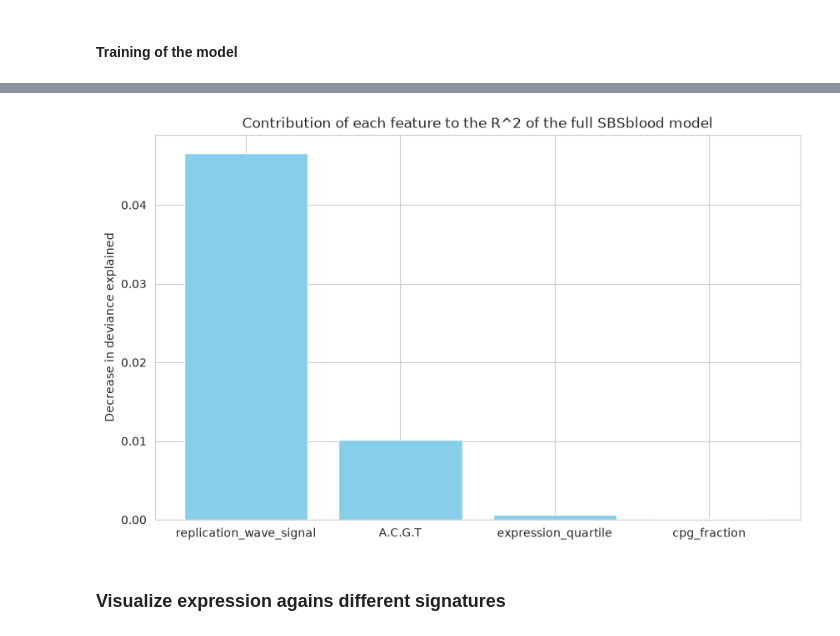
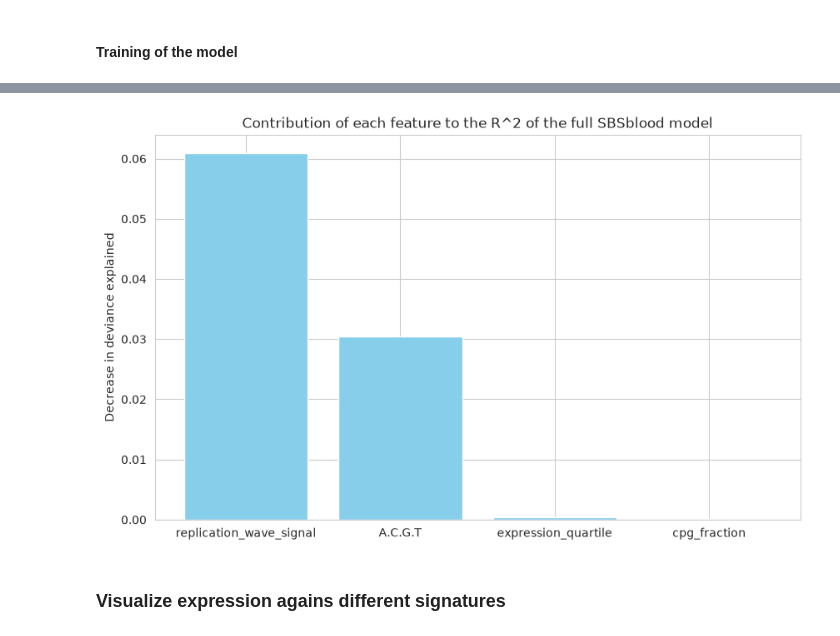
Before and after one commit to gregothebyteknight/mutrate, a Jupyter notebook: play_with_landscapes.ipynb, the cells around one changed output, grey strips where cells are left out. Drawn from its saved outputs; the diff is of its cells as text; code cells hidden in the pictures.

```diff
--- a/play_with_landscapes.ipynb
+++ b/play_with_landscapes.ipynb
@@ -233,7 +304,7 @@ genomic_features_with_signatures = genomic_features.merge(
 
 genomic_feature_columns = genomic_features.columns.drop("kb_id")
 genomic_features_vs_sign = genomic_features_with_signatures[
-    [*genomic_feature_columns, "SBS9", "SBS1", "SBSblood", "n_mutations"]
+    [*genomic_feature_columns, "SBS9", "SBS1", "SBS5","SBS19", "n_mutations"]
 ]
 # %%
 genomic_features_vs_sign
@@ -310,7 +381,7 @@ model_data = genomic_features_vs_sign.dropna().copy()
 model_data["expression_quartile"] = pd.Categorical(
     model_data["expression_quartile"], categories=["Q0", "Q1", "Q2", "Q3", "Q4", "intergenic"]
     ).codes
-X, y = model_data.iloc[:, :-4].to_numpy(dtype=float), model_data.iloc[:, -1].to_numpy(dtype=float)
+X, y = model_data.iloc[:, :-5].to_numpy(dtype=float), model_data.iloc[:, -5].to_numpy(dtype=float)
 # %%
 y[0:20]
 # %% [output]
@@ -319,5 +390,8 @@ array([1., 1., 1., 1., 1., 1., 1., 1., 1., 1., 1., 1., 1., 1., 1., 1., 1.,
+# %%
+terms = s(0, n_splines=20) + s(1, n_splines=20) + s(2, n_splines=20) + f(3)
 # %%
-full_gam = LogisticGAM(s(0, n_splines=10) + s(1, n_splines=10) + s(2, n_splines=10) + f(3)).fit(X, y)
+full_gam = LogisticGAM(terms=terms)
+full_gam.fit(X, y)
 full_gam.summary()
 # %% [output]
 LogisticGAM
@@ -370,34 +444,34 @@ np.float64(0.13422901967028922)
 # %%
 feature_names = genomic_features_vs_sign.columns[:-3].to_list()
 feature_contributions = []
 
 for feature in range(X.shape[1]):
     remaining = [i for i in range(X.shape[1]) if i != feature]
     X_reduced = X[:, remaining]
-    terms = s(0, n_splines=10)
+    terms = s(0, n_splines=20)
 
     for j in range(1, len(remaining)):
-        terms += s(j, n_splines=10)
+        terms += s(j, n_splines=20)
 
     reduced_gam = LogisticGAM(terms).fit(X_reduced, y)
     reduced_deviance = reduced_gam.statistics_["pseudo_r2"]["explained_deviance"]
 
     contribution = full_deviance - reduced_deviance
     feature_contributions.append(contribution)
 
 feature_names, feature_contributions = zip(
     *sorted(zip(feature_names, feature_contributions),
             key=lambda pair: pair[1],
             reverse=True))
 
 fig, ax = plt.subplots(figsize=(10, 6))
 
 ax.bar(feature_names, feature_contributions, color='skyblue')
 plt.ylabel("Decrease in deviance explained")
 plt.title("Contribution of each feature to the R^2 of the full SBSblood model")
 plt.show()
 # %% [output]
-[figure, old version]
+[figure, new version]
 # %% [markdown]
 ### Visualize expression agains different signatures
 # %%
```
Also changed, not shown: parts of 28 cells of this notebook, 5 other files.
